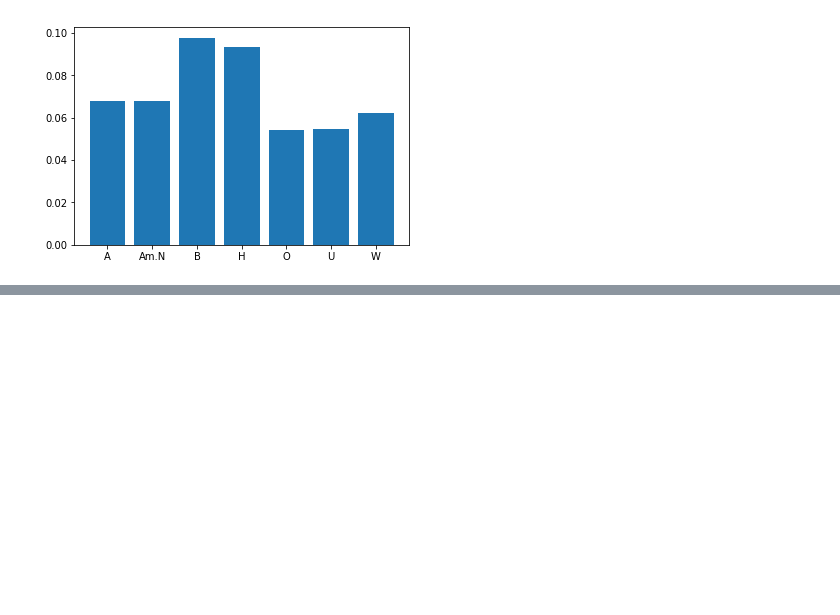
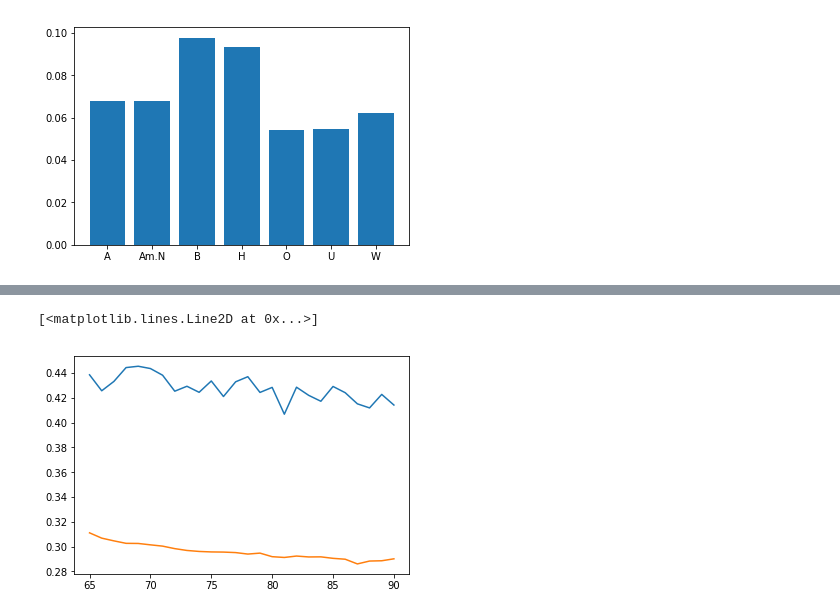
Before and after one commit to akhilanto/My-Python-Works, a Jupyter notebook: Python samples/Hap880_Assignmnet5.ipynb, the cells around one changed output, grey strips where cells are left out. Drawn from its saved outputs; the diff is of its cells as text; code cells hidden in the pictures; blank space fills up the shorter version.

```diff
--- a/Python samples/Hap880_Assignmnet5.ipynb
+++ b/Python samples/Hap880_Assignmnet5.ipynb
@@ -408,0 +462,4 @@ plt.show()
+# %%
+d = ['drugs_m0-1', 'drugs_m1-2', 'drugs_m2-3', 'drugs_m3-4', 'drugs_m4-5', 'drugs_m5-6', 'drugs_m6-7',
+              'drugs_m7-8', 'drugs_m8-9', 'drugs_m9-10', 'drugs_m10-11','drugs_m11-12']
+drugsDv = trD[d].std(axis=0)
@@ -408,0 +518,21 @@ plt.show()
+# %%
+dst = []
+for i in range(10):
+    dst.append( distort(tr) )
+# %%
+dstTr = pd.concat(dst)
+# %%
+probs_l = lr.predict_proba(dstTr[cls])
+probs_r = rf.predict_proba(dstTr[cls])
+# %%
+tr_res = pd.DataFrame()
+tr_res['age'] = dstTr['age']
+tr_res['lr'] = probs_l[:,1]
+tr_res['rf'] = probs_r[:,1]
+gr=tr_res.groupby('age')
+
+plt.plot(range(mina, maxa+1), list(gr['lr'].mean()))
+plt.plot(range(mina, maxa+1), list(gr['rf'].mean()))
+# %% [output]
+[<matplotlib.lines.Line2D at 0x...>]
+[figure, added]
```
Also changed, not shown: parts of 13 cells of this notebook, 1 other file.
